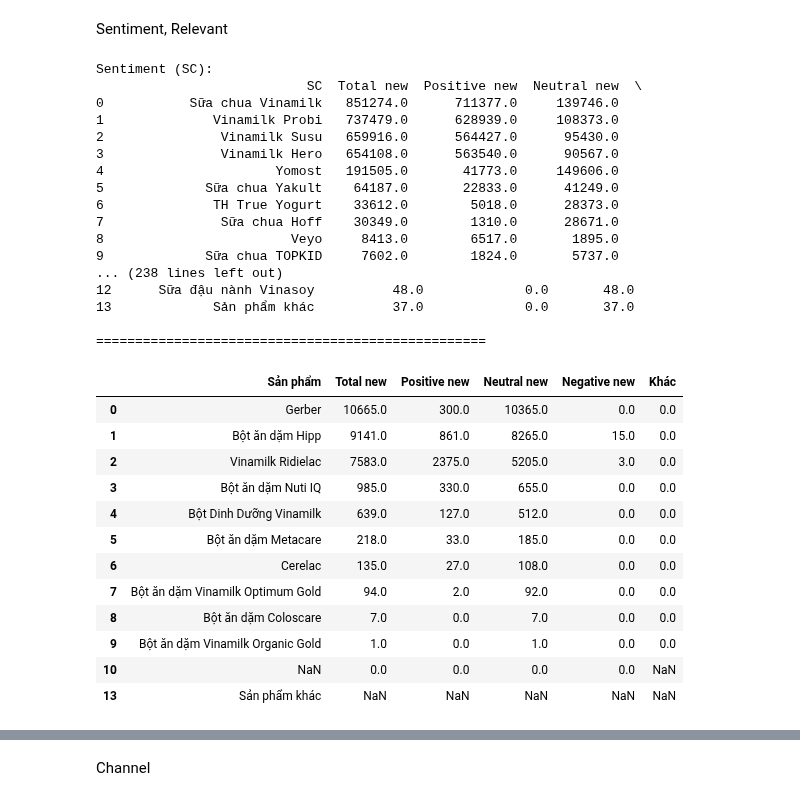
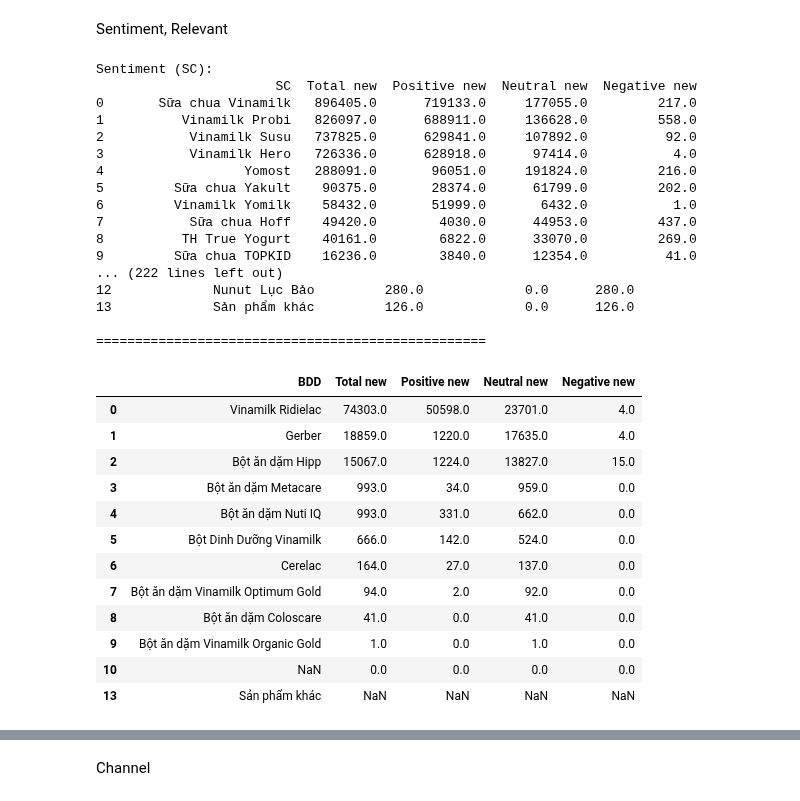
Before and after one commit to kimhueee/Brand-Social-Listening, a Jupyter notebook: Monthly Vinamilk.ipynb, the cells around one changed output, grey strips where cells are left out. Cells and saved outputs as stored; diff of their text form; code cells hidden in the pictures.

```diff
--- a/Monthly Vinamilk.ipynb
+++ b/Monthly Vinamilk.ipynb
@@ -2,9 +2,9 @@
 import pandas as pd
 import re
 # %%
-sh_sentiment = pd.read_excel(r"C:\Users\Kompa-KTelt056\Desktop\Data Kompa\Vinamilk\Tính 20.08.2024.xlsx", sheet_name='Sentiment')
-sh_relevant = pd.read_excel(r"C:\Users\Kompa-KTelt056\Desktop\Data Kompa\Vinamilk\Tính 20.08.2024.xlsx", sheet_name='Relevant')
-sh_channel = pd.read_excel(r"C:\Users\Kompa-KTelt056\Desktop\Data Kompa\Vinamilk\Tính 20.08.2024.xlsx", sheet_name='Channel')
+sh_sentiment = pd.read_excel(r"D:\\Data Kompa\Vinamilk\Tính 19.11.2024.xlsx", sheet_name='Sentiment')
+sh_relevant = pd.read_excel(r"D:\\Data Kompa\Vinamilk\Tính 19.11.2024.xlsx", sheet_name='Relevant')
+sh_channel = pd.read_excel(r"D:\\Data Kompa\Vinamilk\Tính 19.11.2024.xlsx", sheet_name='Channel')
 # %% [markdown]
 # Phân tích biến
 # %% [markdown]
@@ -522,7 +552,7 @@ sentiment_columns = { "Total new": "sum", "Positive new": "sum", "Neutral new":
 # Define nganh_hang values
 nganh_hang_list = ['SC', 'SN', 'SB','SĐ','SĐN']
 
-existing_excel_path = r"C:\Users\Kompa-KTelt056\Desktop\Data Kompa\Vinamilk\final.xlsx"
+existing_excel_path = Link
 existing_excel = pd.ExcelFile(existing_excel_path)
 
 with pd.ExcelWriter(existing_excel_path, engine='openpyxl', mode='a',if_sheet_exists='overlay') as writer:
@@ -543,7 +573,7 @@ with pd.ExcelWriter(existing_excel_path, engine='openpyxl', mode='a',if_sheet_ex
         sentiment_data.to_excel(writer, sheet_name="Sentiment_Cate", startcol=start_column, index=False)
 
         # Adjust start column for the next DataFrame
-        start_column += len(sentiment_data.columns) + 3  # Increment by number of columns + some padding
+        start_column += len(sentiment_data.columns) + 2  # Increment by number of columns + some padding
 
 # Close the existing Excel file
 existing_excel.close()
@@ -554,7 +584,7 @@ relevant_columns = {"Relevant new": "sum","Irrelevant new": "sum","Total new": "
 # Define nganh_hang values
 nganh_hang_list = ['SC', 'SN', 'SB','SĐ','SĐN']
 
-existing_excel_path = r"C:\Users\Kompa-KTelt056\Desktop\Data Kompa\Vinamilk\final.xlsx"
+existing_excel_path = Link
 existing_excel = pd.ExcelFile(existing_excel_path)
 
 with pd.ExcelWriter(existing_excel_path, engine='openpyxl', mode='a',if_sheet_exists='overlay') as writer:
@@ -575,55 +605,55 @@ with pd.ExcelWriter(existing_excel_path, engine='openpyxl', mode='a',if_sheet_ex
         relevant_data.to_excel(writer, sheet_name="Relevant_Cate", startcol=start_column, index=False)
 
         # Adjust start column for the next DataFrame
-        start_column += len(relevant_data.columns) + 3  # Increment by number of columns + some padding
+        start_column += len(relevant_data.columns) + 2  # Increment by number of columns + some padding
 
 # Close the existing Excel file
 existing_excel.close()
 # %% [output]
 Sentiment (SC):
-                           SC  Total new  Positive new  Neutral new  \
-0           Sữa chua Vinamilk   851274.0      711377.0     139746.0
-1              Vinamilk Probi   737479.0      628939.0     108373.0
-2               Vinamilk Susu   659916.0      564427.0      95430.0
-3               Vinamilk Hero   654108.0      563540.0      90567.0
-4                      Yomost   191505.0       41773.0     149606.0
-5             Sữa chua Yakult    64187.0       22833.0      41249.0
-6              TH True Yogurt    33612.0        5018.0      28373.0
-7               Sữa chua Hoff    30349.0        1310.0      28671.0
-8                        Veyo     8413.0        6517.0       1895.0
-9             Sữa chua TOPKID     7602.0        1824.0       5737.0
-... (238 lines left out)
-12      Sữa đậu nành Vinasoy          48.0             0.0       48.0
-13             Sản phẩm khác          37.0             0.0       37.0
+                       SC  Total new  Positive new  Neutral new  Negative new
+0       Sữa chua Vinamilk   896405.0      719133.0     177055.0         217.0
+1          Vinamilk Probi   826097.0      688911.0     136628.0         558.0
+2           Vinamilk Susu   737825.0      629841.0     107892.0          92.0
+3           Vinamilk Hero   726336.0      628918.0      97414.0           4.0
+4                  Yomost   288091.0       96051.0     191824.0         216.0
+5         Sữa chua Yakult    90375.0       28374.0      61799.0         202.0
+6         Vinamilk Yomilk    58432.0       51999.0       6432.0           1.0
+7           Sữa chua Hoff    49420.0        4030.0      44953.0         437.0
+8          TH True Yogurt    40161.0        6822.0      33070.0         269.0
+9         Sữa chua TOPKID    16236.0        3840.0      12354.0          41.0
+... (222 lines left out)
+12             Nunut Lục Bảo         280.0             0.0      280.0
+13             Sản phẩm khác         126.0             0.0      126.0
 
 ==================================================
 # %%
 #Sentiment BDD
 
 filtered_sh_sentiment_BDD = sh_sentiment[(sh_sentiment["Ngành hàng"].isin(bdd)) & (sh_sentiment["Thời gian"].str.contains(year, na=False))]
 sentiment_BDD = filtered_sh_sentiment_BDD.groupby(["Sản phẩm"]).agg(sentiment_columns).sort_values(by="Total new", ascending=False).reset_index().round()
-sentiment_BDD["Khác"] = sentiment_BDD["Total new"] - sentiment_BDD.drop(columns=["Sản phẩm", "Total new"]).sum(axis=1)
 
 sentiment_BDD_top_13 = sentiment_BDD.head(13)
 
 SP_khac = sentiment_BDD.iloc[13:].agg(sentiment_columns).to_frame().transpose()
 
 sentiment_BDD = pd.concat([sentiment_BDD_top_13, SP_khac], ignore_index=True)
 sentiment_BDD.loc[13, 'Sản phẩm'] = 'Sản phẩm khác'
-sentiment_BDD.loc[13, 'Khác'] = sentiment_BDD.loc[13, 'Total new']
+#sentiment_BDD.loc[13, 'Khác'] = sentiment_BDD.loc[13, 'Total new']
+sentiment_BDD.rename(columns={'Sản phẩm': 'BDD'}, inplace=True)
 sentiment_BDD
 # %% [output]
-|  | Sản phẩm | Total new | Positive new | Neutral new | Negative new | Khác |
-| 0 | Gerber | 10665.0 | 300.0 | 10365.0 | 0.0 | 0.0 |
-| 1 | Bột ăn dặm Hipp | 9141.0 | 861.0 | 8265.0 | 15.0 | 0.0 |
-| 2 | Vinamilk Ridielac | 7583.0 | 2375.0 | 5205.0 | 3.0 | 0.0 |
-| 3 | Bột ăn dặm Nuti IQ | 985.0 | 330.0 | 655.0 | 0.0 | 0.0 |
-| 4 | Bột Dinh Dưỡng Vinamilk | 639.0 | 127.0 | 512.0 | 0.0 | 0.0 |
-| 5 | Bột ăn dặm Metacare | 218.0 | 33.0 | 185.0 | 0.0 | 0.0 |
-| 6 | Cerelac | 135.0 | 27.0 | 108.0 | 0.0 | 0.0 |
-| 7 | Bột ăn dặm Vinamilk Optimum Gold | 94.0 | 2.0 | 92.0 | 0.0 | 0.0 |
-| 8 | Bột ăn dặm Coloscare | 7.0 | 0.0 | 7.0 | 0.0 | 0.0 |
-| 9 | Bột ăn dặm Vinamilk Organic Gold | 1.0 | 0.0 | 1.0 | 0.0 | 0.0 |
-| 10 | NaN | 0.0 | 0.0 | 0.0 | 0.0 | NaN |
-| 13 | Sản phẩm khác | NaN | NaN | NaN | NaN | NaN |
+|  | BDD | Total new | Positive new | Neutral new | Negative new |
+| 0 | Vinamilk Ridielac | 74303.0 | 50598.0 | 23701.0 | 4.0 |
+| 1 | Gerber | 18859.0 | 1220.0 | 17635.0 | 4.0 |
+| 2 | Bột ăn dặm Hipp | 15067.0 | 1224.0 | 13827.0 | 15.0 |
+| 3 | Bột ăn dặm Metacare | 993.0 | 34.0 | 959.0 | 0.0 |
+| 4 | Bột ăn dặm Nuti IQ | 993.0 | 331.0 | 662.0 | 0.0 |
+| 5 | Bột Dinh Dưỡng Vinamilk | 666.0 | 142.0 | 524.0 | 0.0 |
+| 6 | Cerelac | 164.0 | 27.0 | 137.0 | 0.0 |
+| 7 | Bột ăn dặm Vinamilk Optimum Gold | 94.0 | 2.0 | 92.0 | 0.0 |
+| 8 | Bột ăn dặm Coloscare | 41.0 | 0.0 | 41.0 | 0.0 |
+| 9 | Bột ăn dặm Vinamilk Organic Gold | 1.0 | 0.0 | 1.0 | 0.0 |
+| 10 | NaN | 0.0 | 0.0 | 0.0 | 0.0 |
+| 13 | Sản phẩm khác | NaN | NaN | NaN | NaN |
 # %%
```
Also changed, not shown: parts of 37 cells of this notebook.
